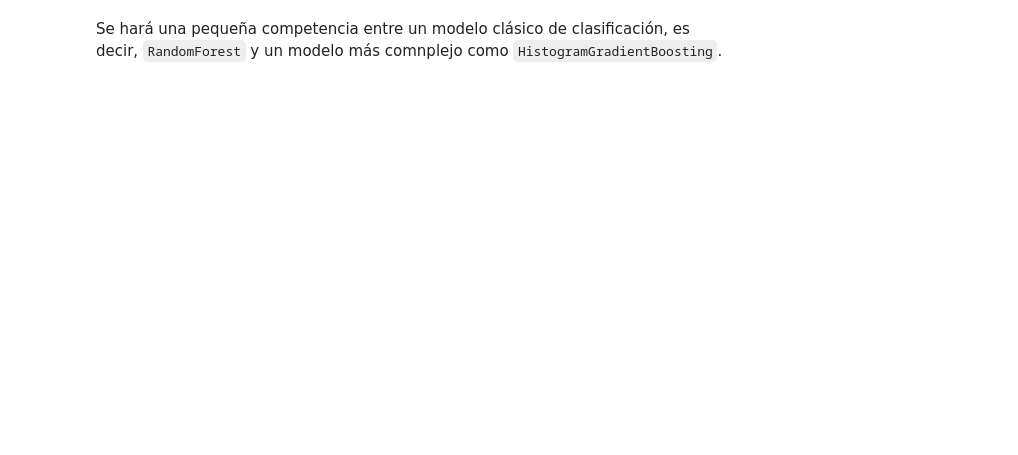
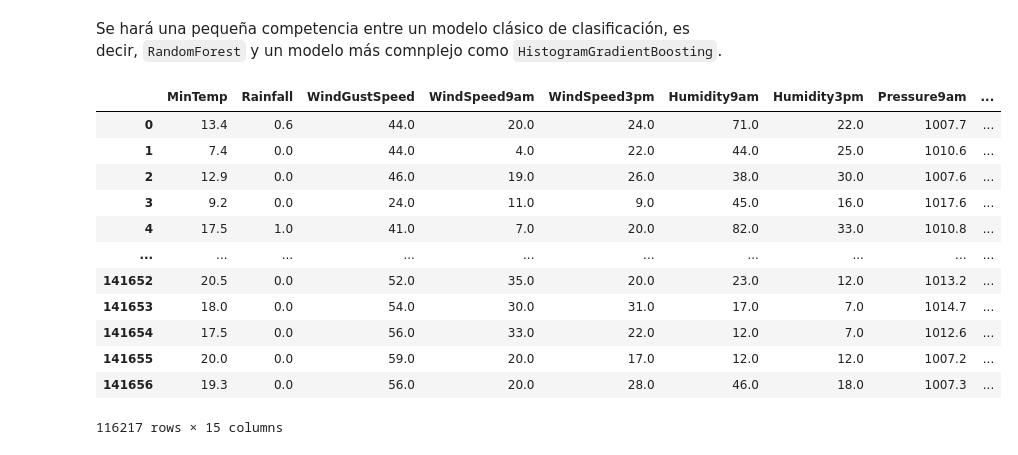
Before and after one commit to miguel-uicab/rain_in_australia, a Jupyter notebook: training/model_selection.ipynb, the cells around one changed output. Saved outputs shown, nothing was run; the diff lists cells and outputs as text; code cells hidden in the pictures; blank space fills up the shorter version.

```diff
--- a/training/model_selection.ipynb
+++ b/training/model_selection.ipynb
@@ -33,0 +59,13 @@ Se hará una pequeña competencia entre un modelo clásico de clasificación, es
+# %%
+model_name = 'RandomForestClassifier'
+original_data = df_train.copy()
+data = original_data[features_names]
+float_names = list(data.select_dtypes(include='float64').columns)
+categorical_names = list(data.select_dtypes(include='object').columns)
+feature_names_order = get_feature_names_order(model_name=model_name,
+                                              float_names=float_names,
+                                              categorical_names=categorical_names)
+# features = data[feature_names_order]
+# label = original_data[objective_name]
+X_train= data[feature_names_order]
+y_train = original_data[objective_name]
@@ -33,0 +75,16 @@ Se hará una pequeña competencia entre un modelo clásico de clasificación, es
+# %%
+X_train
+# %% [output]
+|  | MinTemp | Rainfall | WindGustSpeed | WindSpeed9am | WindSpeed3pm | Humidity9am | Humidity3pm | Pressure9am | ... |
+| 0 | 13.4 | 0.6 | 44.0 | 20.0 | 24.0 | 71.0 | 22.0 | 1007.7 | ... |
+| 1 | 7.4 | 0.0 | 44.0 | 4.0 | 22.0 | 44.0 | 25.0 | 1010.6 | ... |
+| 2 | 12.9 | 0.0 | 46.0 | 19.0 | 26.0 | 38.0 | 30.0 | 1007.6 | ... |
+| 3 | 9.2 | 0.0 | 24.0 | 11.0 | 9.0 | 45.0 | 16.0 | 1017.6 | ... |
+| 4 | 17.5 | 1.0 | 41.0 | 7.0 | 20.0 | 82.0 | 33.0 | 1010.8 | ... |
+| ... | ... | ... | ... | ... | ... | ... | ... | ... | ... |
+| 141652 | 20.5 | 0.0 | 52.0 | 35.0 | 20.0 | 23.0 | 12.0 | 1013.2 | ... |
+| 141653 | 18.0 | 0.0 | 54.0 | 30.0 | 31.0 | 17.0 | 7.0 | 1014.7 | ... |
+| 141654 | 17.5 | 0.0 | 56.0 | 33.0 | 22.0 | 12.0 | 7.0 | 1012.6 | ... |
+| 141655 | 20.0 | 0.0 | 59.0 | 20.0 | 17.0 | 12.0 | 12.0 | 1007.2 | ... |
+| 141656 | 19.3 | 0.0 | 56.0 | 20.0 | 28.0 | 46.0 | 18.0 | 1007.3 | ... |
+116217 rows × 15 columns
```
Also changed, not shown: parts of 53 cells of this notebook, 2 other files.
